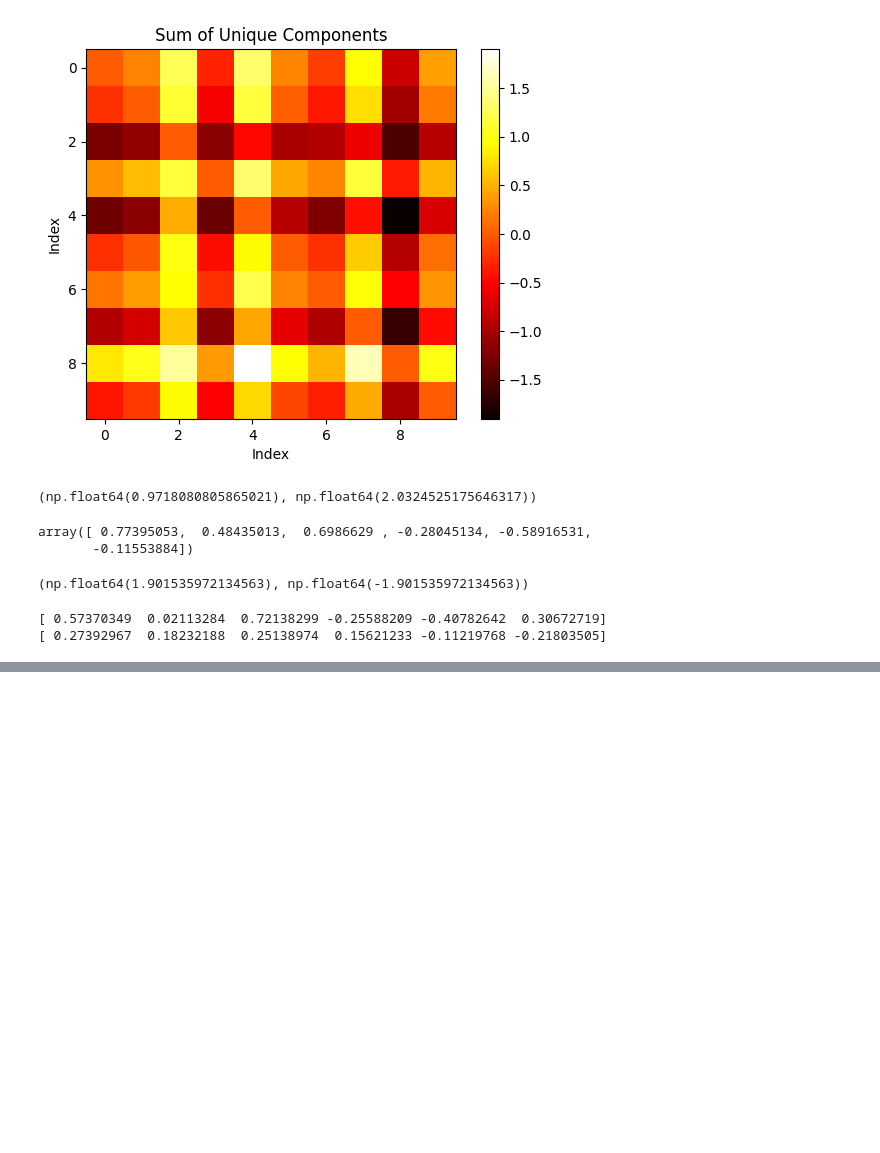
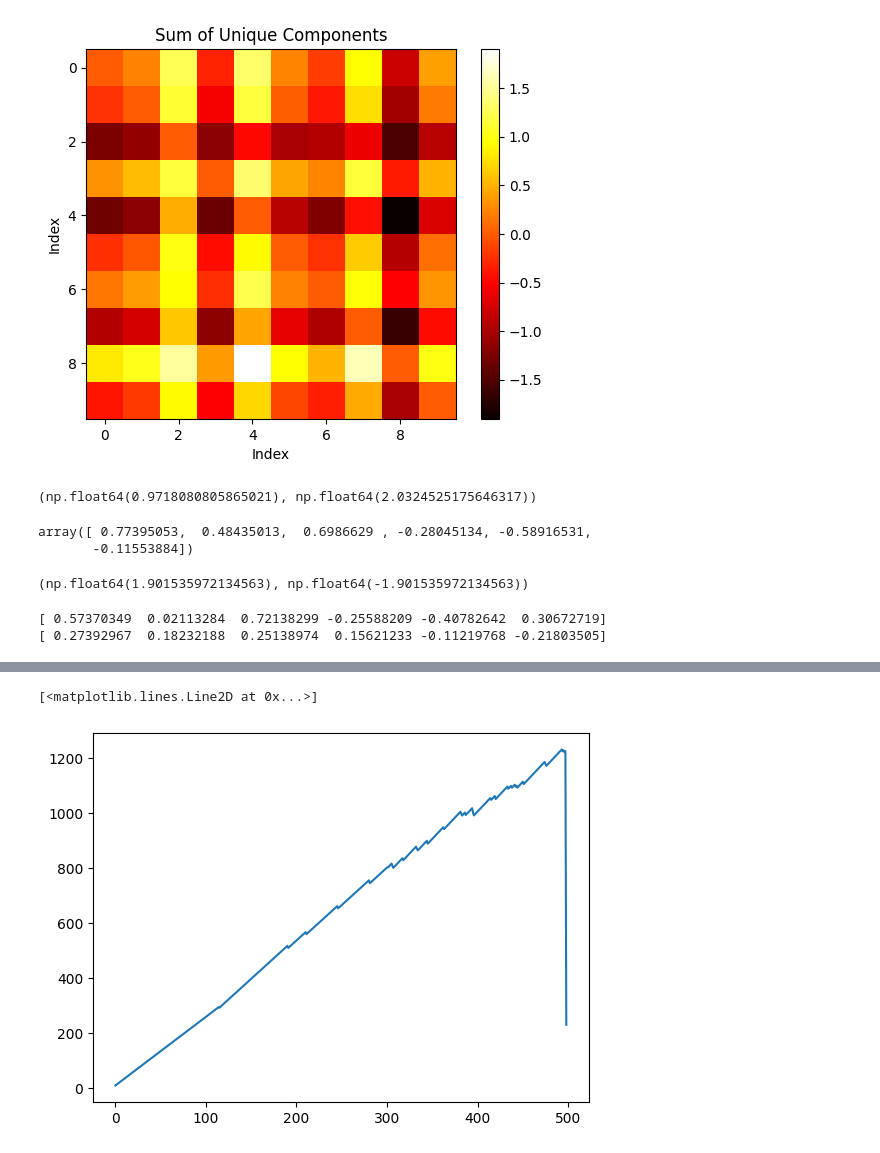
Before and after one commit to tnshp/501-Legion, a Jupyter notebook: new.ipynb, the cells around one changed output, grey strips where cells are left out. Cells and saved outputs as stored; diff of their text form; code cells hidden in the pictures; blank space fills up the shorter version.

```diff
--- a/new.ipynb
+++ b/new.ipynb
@@ -168,0 +417,7 @@ print(pairwise_bivectors[1, 0 , :])
+# %%
+import matplotlib.pyplot as plt
+
+plt.plot(reward_list)
+# %% [output]
+[<matplotlib.lines.Line2D at 0x...>]
+[figure, added]
```
Also changed, not shown: parts of 18 cells of this notebook, 8 other files.
